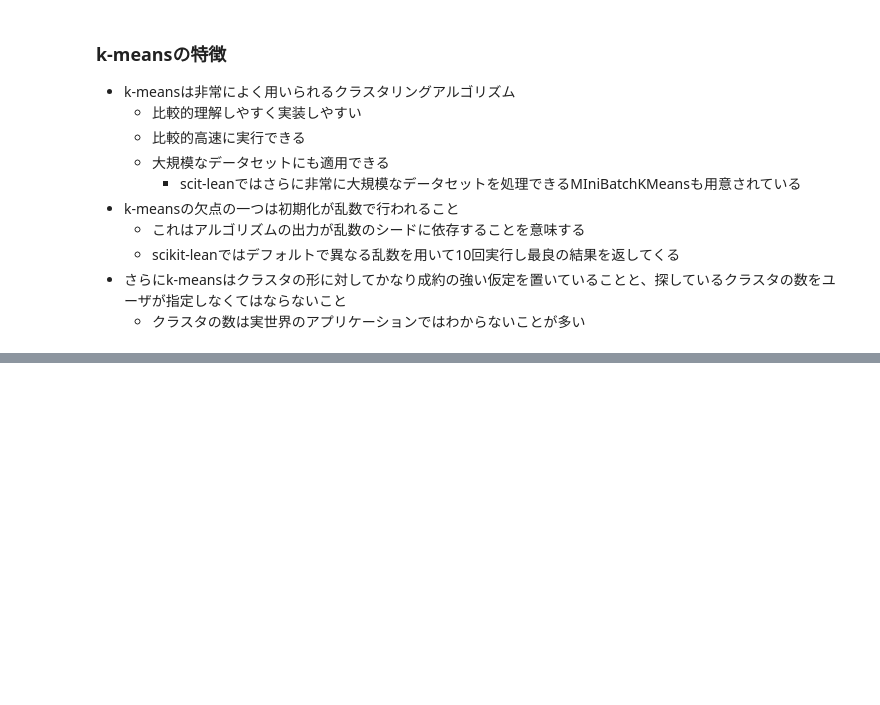
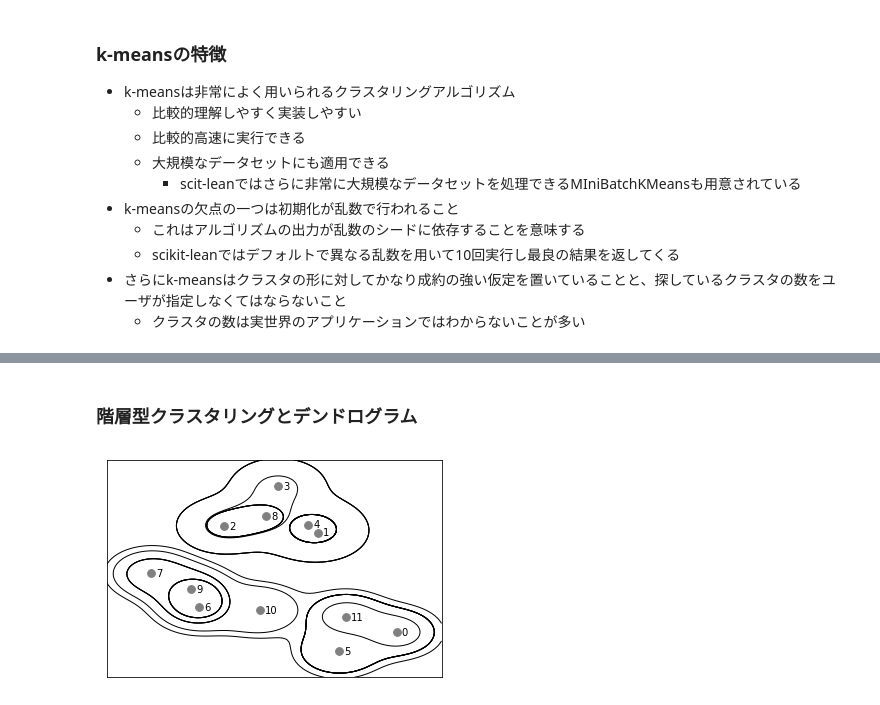
Before and after one commit to morooka-akira/MachineLearningMemo, a Jupyter notebook: 教師なし学習/クラスタリング.ipynb, the cells around one changed output, grey strips where cells are left out. Saved outputs shown, nothing was run; the diff lists cells and outputs as text; code cells hidden in the pictures; blank space fills up the shorter version.

```diff
--- a/教師なし学習/クラスタリング.ipynb
+++ b/教師なし学習/クラスタリング.ipynb
@@ -208,0 +239,6 @@ plt.ylabel("Feature 1")
+# %% [markdown]
+### 階層型クラスタリングとデンドログラム
+# %%
+mglearn.plots.plot_agglomerative()
+# %% [output]
+[figure, added]
```
Also changed, not shown: parts of 20 cells of this notebook, 1 other file.
